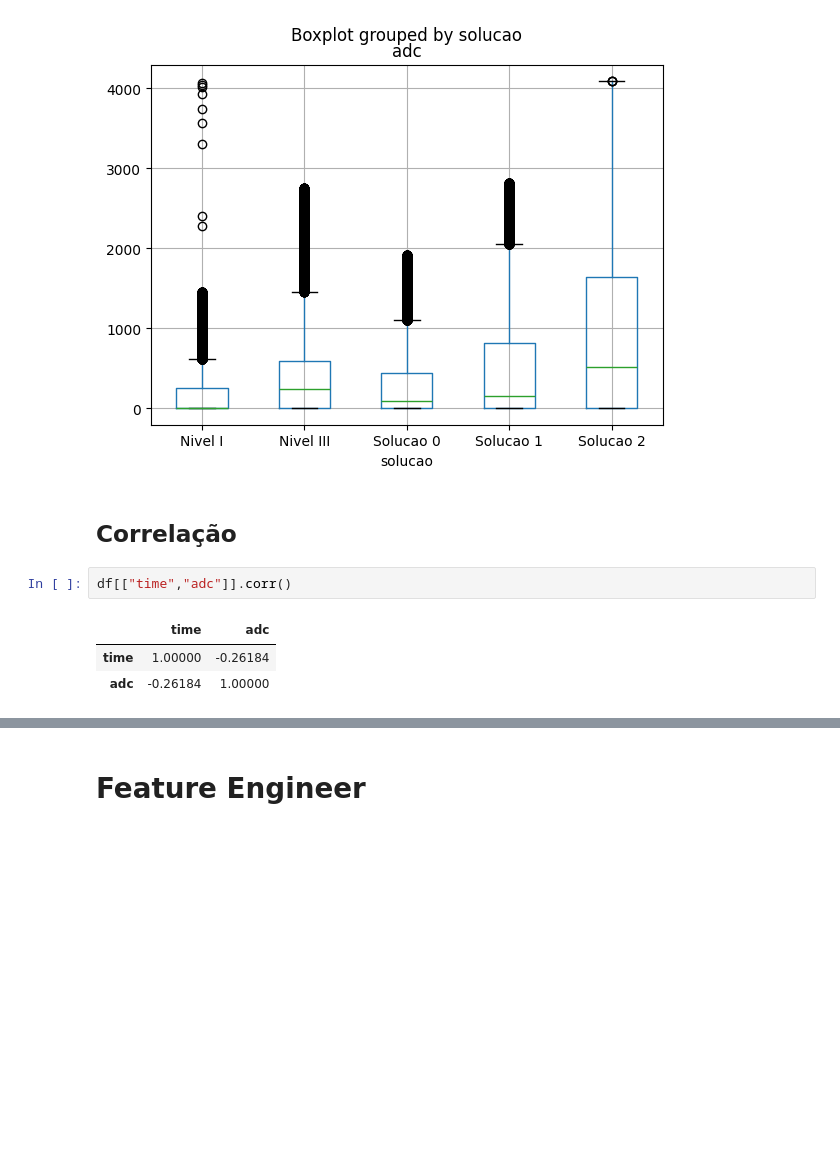
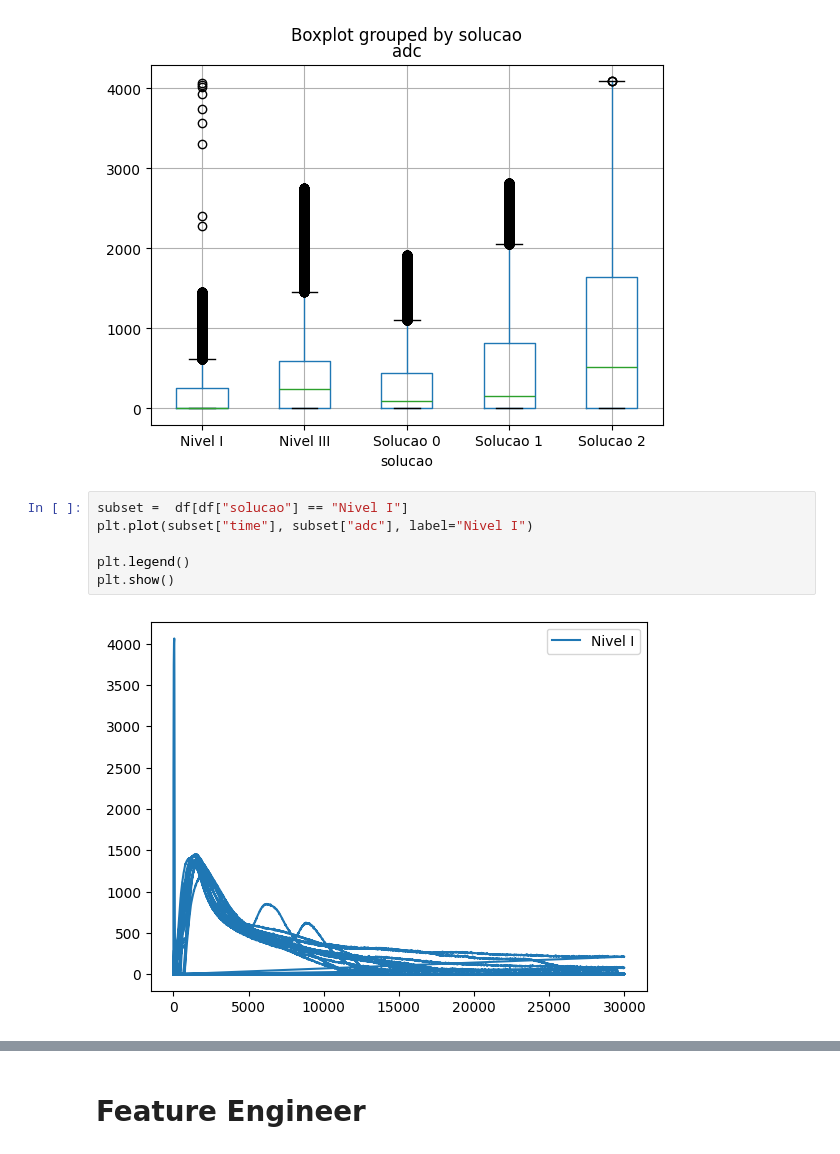
Before and after one commit to silviolima07/pos_desafio_02, a Jupyter notebook: Untitled.ipynb, the cells around one changed output, grey strips where cells are left out. Saved outputs shown, nothing was run; the diff lists cells and outputs as text; blank space fills up the shorter version.

```diff
--- a/Untitled.ipynb
+++ b/Untitled.ipynb
@@ -202,11 +225,11 @@ df.boxplot(by="solucao", column="adc")
 # %% [output]
 <Axes: title={'center': 'adc'}, xlabel='solucao'>
 [figure]
-# %% [markdown]
-## Correlação
-# %%
-df[["time","adc"]].corr()
-# %% [output]
-|  | time | adc |
-| time | 1.00000 | -0.26184 |
-| adc | -0.26184 | 1.00000 |
+# %%
+subset =  df[df["solucao"] == "Nivel I"]
+plt.plot(subset["time"], subset["adc"], label="Nivel I")
+
+plt.legend()
+plt.show()
+# %% [output]
+[figure, added]
```
Also changed, not shown: parts of 25 cells of this notebook.
